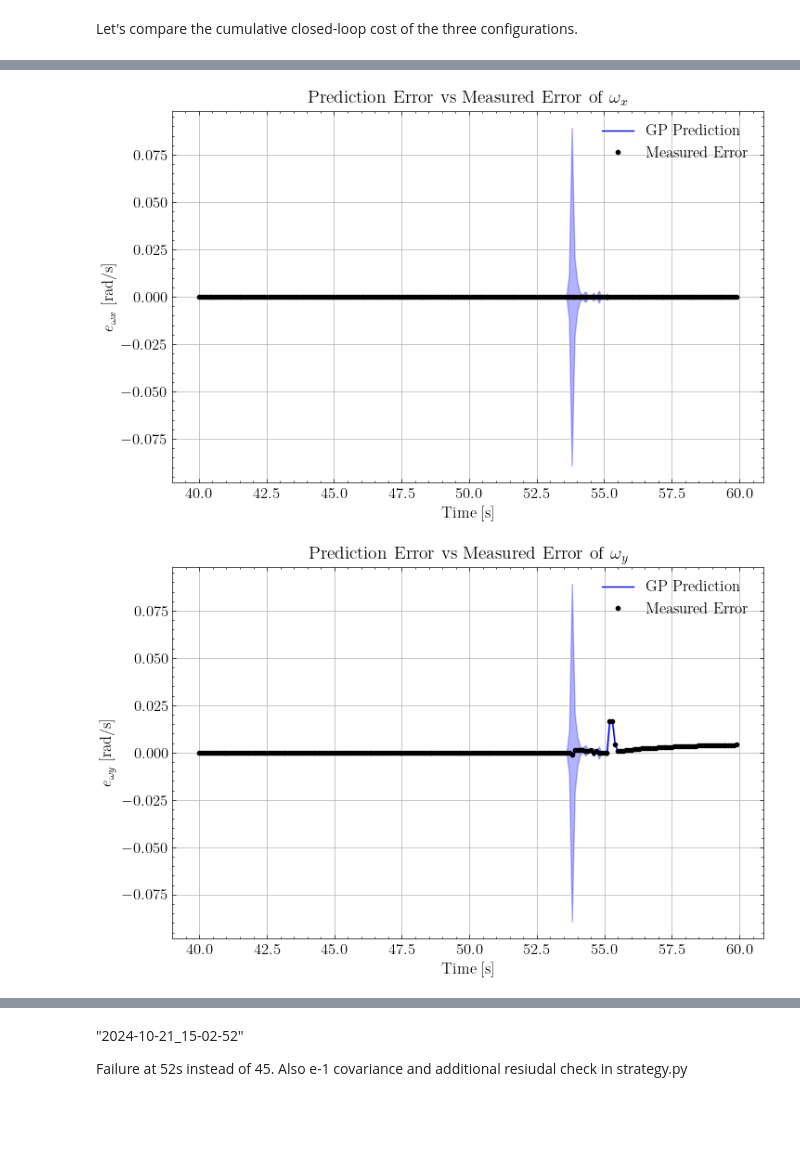
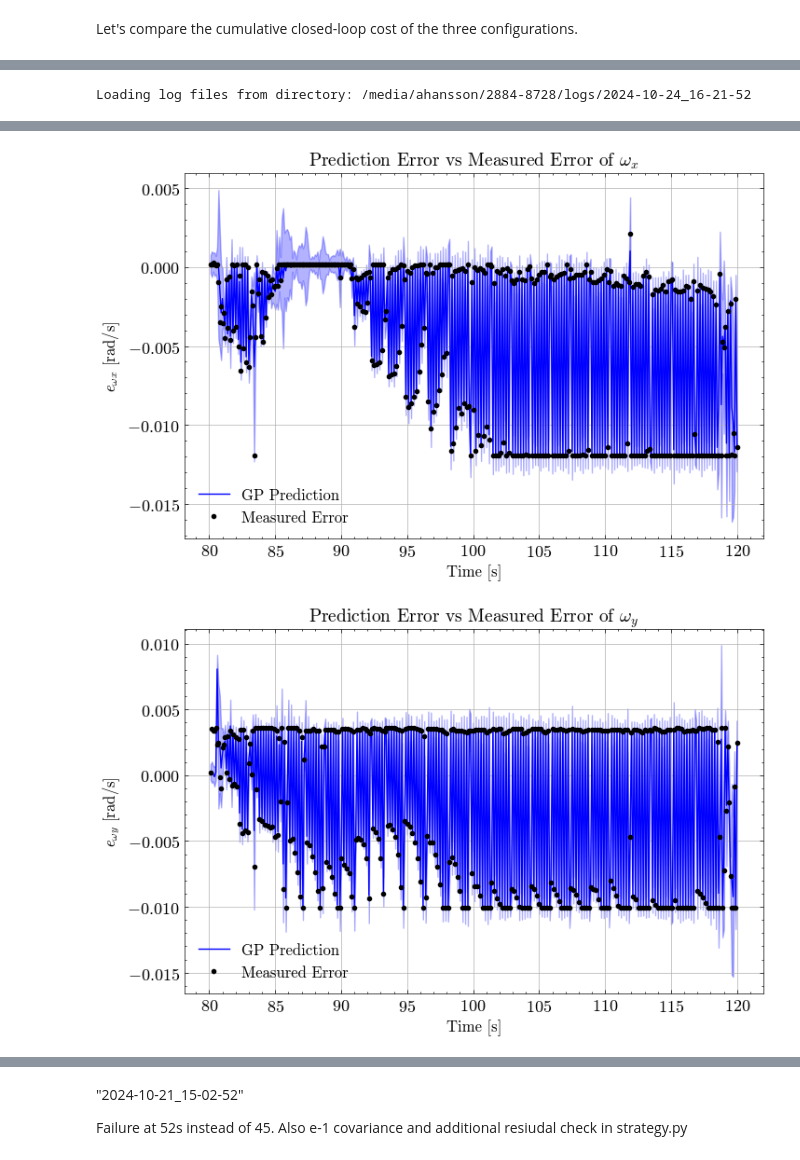
Before and after one commit to albee/smallsat-sim, a Jupyter notebook: smallsat_sim/misc/plot_comparison_results_case2.ipynb, the cells around one changed output, grey strips where cells are left out. Drawn from its saved outputs; the diff is of its cells as text; code cells hidden in the pictures; blank space fills up the shorter version.

```diff
--- a/smallsat_sim/misc/plot_comparison_results_case2.ipynb
+++ b/smallsat_sim/misc/plot_comparison_results_case2.ipynb
@@ -32,14 +32,14 @@ from zero_order_gpmpc.models.gpytorch_models.gpytorch_gp import (
 # %%
 # Define some matplotlib parameters
 # Use LaTeX for rendering text in plots
-mpl.rcParams['text.usetex'] = True
-mpl.rcParams['font.family'] = 'serif'
-mpl.rcParams['font.size'] = 12  # Adjust as needed
-mpl.rcParams['axes.labelsize'] = 14
-mpl.rcParams['axes.titlesize'] = 14
-mpl.rcParams['legend.fontsize'] = 12
-mpl.rcParams['xtick.labelsize'] = 12
-mpl.rcParams['ytick.labelsize'] = 12
+#mpl.rcParams['text.usetex'] = True
+# mpl.rcParams['font.family'] = 'serif'
+mpl.rcParams['font.size'] = 13  # Slightly increase the base font size
+mpl.rcParams['axes.labelsize'] = 14  # Slightly increase axis label size
+mpl.rcParams['axes.titlesize'] = 15  # Slightly increase plot title size
+mpl.rcParams['legend.fontsize'] = 13  # Slightly increase legend font size
+mpl.rcParams['xtick.labelsize'] = 13  # Slightly increase x-tick label size
+mpl.rcParams['ytick.labelsize'] = 13  # Slightly increase y-tick label size
 # %% [markdown]
 ## Results: Failure Detection vs. No Failure Detection
 
@@ -59,6 +59,10 @@ filename2 = "2024-10-21_12-16-32" # MPCC w/ Failure Detection
 filename1 = "2024-10-21_15-51-44" # MPCC w/o Failure Detection
 filename2 = "2024-10-21_15-56-11" # MPCC w/ Failure Detection
 
+# 2e-2 @46s
+filename1 = "2024-10-24_11-27-44" # MPCC w/o Failure Detection
+filename2 = "2024-10-24_11-12-51" # MPCC w/ Failure Detection
+
 
 filenames = [filename1, filename2]
 
@@ -356,8 +360,8 @@ plt.savefig("case2/case2_n_points_GP.pdf", format="pdf")
 # %%
 # Assuming your DataFrame is named df
 # NOTE: Specify paramters here if you want
-START_TIME = 40
-END_TIME = 60
+START_TIME = 0
+END_TIME = 120
 
 def plot_gp_component(df_clean, index, title, ylabel):
     """
@@ -382,6 +386,7 @@ def plot_gp_component(df_clean, index, title, ylabel):
     plt.legend(loc='best', fontsize=12)
     plt.grid(True)
     plt.tight_layout()
+
     plt.show()
 
 # Drop rows with NaNs in 'e_gp', 'e_nom', or 'Timestamp'
@@ -421,8 +426,8 @@ for index, title, ylabel in components:
 # %%
 # Assuming your DataFrame is named df
 # NOTE: Specify paramters here if you want
-START_TIME = 40
-END_TIME = 60
+START_TIME = 80
+END_TIME = 120
 
 def plot_gp_component(df_clean, index, title, ylabel):
     """
@@ -447,6 +452,15 @@ def plot_gp_component(df_clean, index, title, ylabel):
     plt.legend(loc='best', fontsize=12)
     plt.grid(True)
     plt.tight_layout()
+
+    # if index == 0:
+    #     plt.xlim((40, 55))
+    #     plt.ylim((-0.003, 0.003))
+
+    if index == 5:
+        plt.xlim((40, 55))
+        plt.ylim((-0.005, 0.005))
+
     plt.show()
 
 
@@ -478,3 +492,4 @@ components = [
 for index, title, ylabel in components:
     plot_gp_component(df_clean, index, title, ylabel)
 # %% [output]
+Loading log files from directory: /media/ahansson/2884-8728/logs/2024-10-24_16-21-52
@@ -484,2 +499,2 @@ for index, title, ylabel in components:
-[figure, old version]
+[figure, new version]
-[figure, old version]
+[figure, new version]
```
Also changed, not shown: parts of 14 cells of this notebook, 5 other files.
